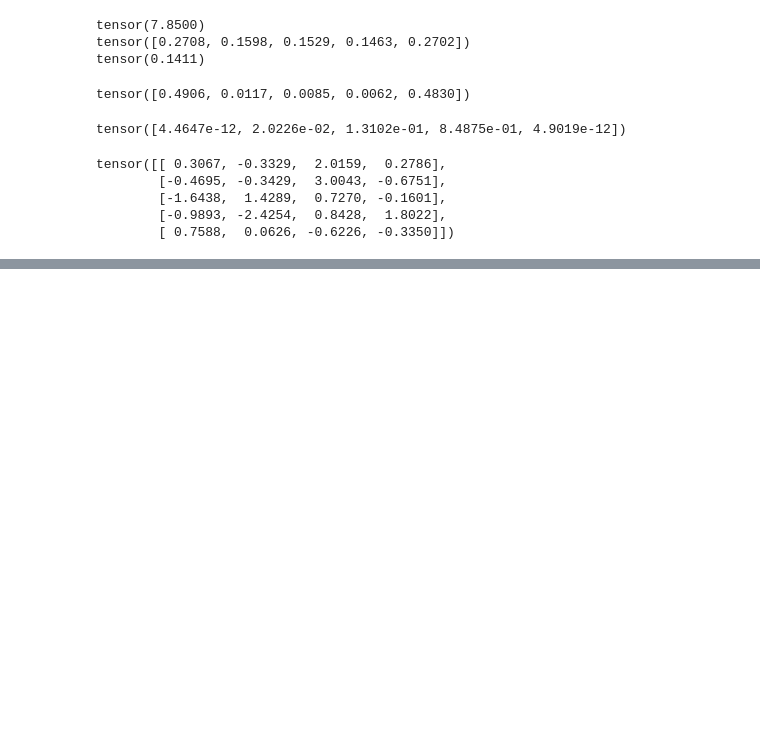
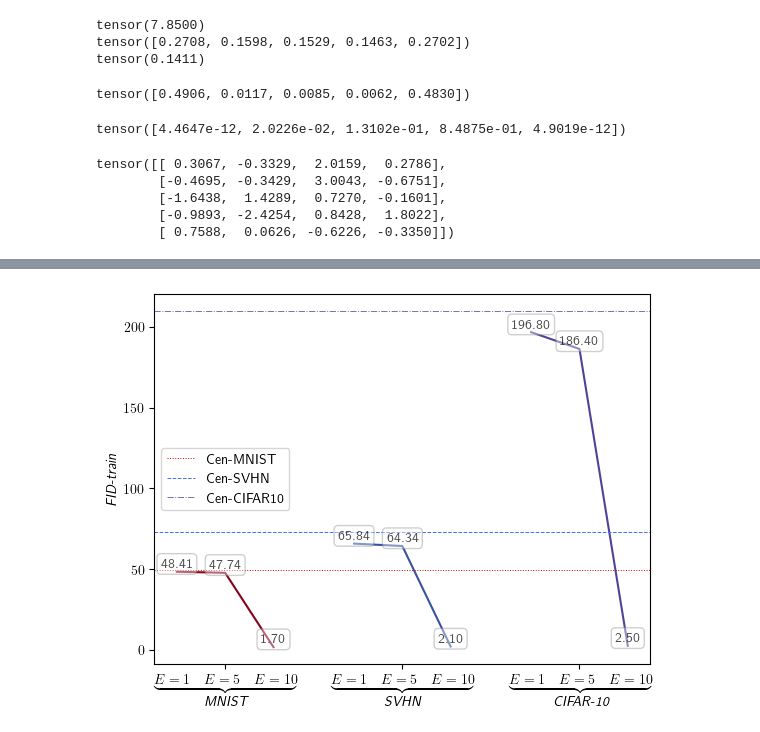
Before and after one commit to JevenM/fedatt-main, a Jupyter notebook: src/test.ipynb, the cells around one changed output, grey strips where cells are left out. Cells and saved outputs as stored; diff of their text form; code cells hidden in the pictures; blank space fills up the shorter version.

```diff
--- a/src/test.ipynb
+++ b/src/test.ipynb
@@ -49,0 +276,76 @@ tensor([[ 0.3067, -0.3329,  2.0159,  0.2786],
+# %%
+# FID-train global
+from __future__ import unicode_literals
+import matplotlib.pyplot as plt
+import numpy as np
+# 使用latex确保本机器已经安装latex，服务器没安装就跑不了
+plt.rc('text', usetex=True)
+
+# 数据
+categories = [r'$\underbrace{E=1\quad E=5\quad E=10}_{\emph{MNIST}}$', \
+              r'$\underbrace{E=1\quad E=5\quad E=10}_{\emph{SVHN}}$', \
+              r'$\underbrace{E=1\quad E=5\quad E=10}_{\emph{CIFAR-10}}$']
+# E=1
+values1 = [48.41, 65.84, 196.80]
+# E=5
+values2 = [47.74, 64.34, 186.40]
+# E=10
+values3 = [1.7, 2.1, 2.5]
+
+# 绘制条形图
+fig, ax = plt.subplots()
+
+colors = ['#86031A', '#37539B', '#504297']
+# 添加线段连接
+for i in range(len(categories)):
+    x_vals = [bar_positions1[i], bar_positions2[i], bar_positions3[i]]
+    y_vals = [values1[i], values2[i], values3[i]]
+    ax.plot(x_vals, y_vals, color=colors[i])
+
+hyper_params = ['E=1','E=5','E=10']
+
+for j in range(len(values1)):
+    x_val = bar_positions1[j] - bar_width /2
+    y_val = values1[j]
+    ax.text(x_val + bar_width / 2, y_val+1, f'{y_val:.2f}', ha='center', va='bottom', alpha=0.7, bbox=dict(facecolor='white', edgecolor='#888', boxstyle='round,pad=0.3', alpha=0.4))
+
+for j in range(len(values2)):
+    x_val = bar_positions2[j] - bar_width /2
+    y_val = values2[j]
+    ax.text(x_val + bar_width / 2, y_val+1, f'{y_val:.2f}', ha='center', va='bottom', alpha=0.7, bbox=dict(facecolor='white', edgecolor='#888', boxstyle='round,pad=0.3', alpha=0.4))
+
+for j in range(len(values3)):
+    x_val = bar_positions3[j] - bar_width /2
+    y_val = values3[j]
+    ax.text(x_val + bar_width / 2, y_val+1, f'{y_val:.2f}', ha='center', va='bottom', alpha=0.7, bbox=dict(facecolor='white', edgecolor='#888', boxstyle='round,pad=0.3', alpha=0.4))
+
+# 添加虚线
+# mnist
+dash_line_pos1 = 49.27
+ax.axhline(y=dash_line_pos1, color='#CD0000', linestyle=':', label='Cen-MNIST', linewidth=0.7)
+# svhn
+dash_line_pos2 = 73.02
+ax.axhline(y=dash_line_pos2, color='#436EEE', linestyle='--', label='Cen-SVHN', linewidth=0.7)
+# cifar10
+dash_line_pos3 = 209.83
+ax.axhline(y=dash_line_pos3, color='#7670B3', linestyle='-.', label='Cen-CIFAR10', linewidth=0.7)
+
+
+
+# 设置标签和标题
+# ax.set_xlabel('Dataset under different local epochs $E$')
+ax.set_ylabel(r'$\emph{FID-train}$')
+# ax.set_title('Bar Chart with Connected Lines')
+
+# 设置X轴刻度
+ax.set_xticks(bar_positions1 + bar_width)
+ax.set_xticklabels(categories)
+
+# 显示图例
+ax.legend()
+# plt.tight_layout()
+plt.savefig("FID_train_dataset.pdf", dpi=300, bbox_inches='tight')
+# 显示图形
+plt.show()
+# %% [output]
+[figure, added]
```
Also changed, not shown: parts of 6 cells of this notebook, 4 other files.
